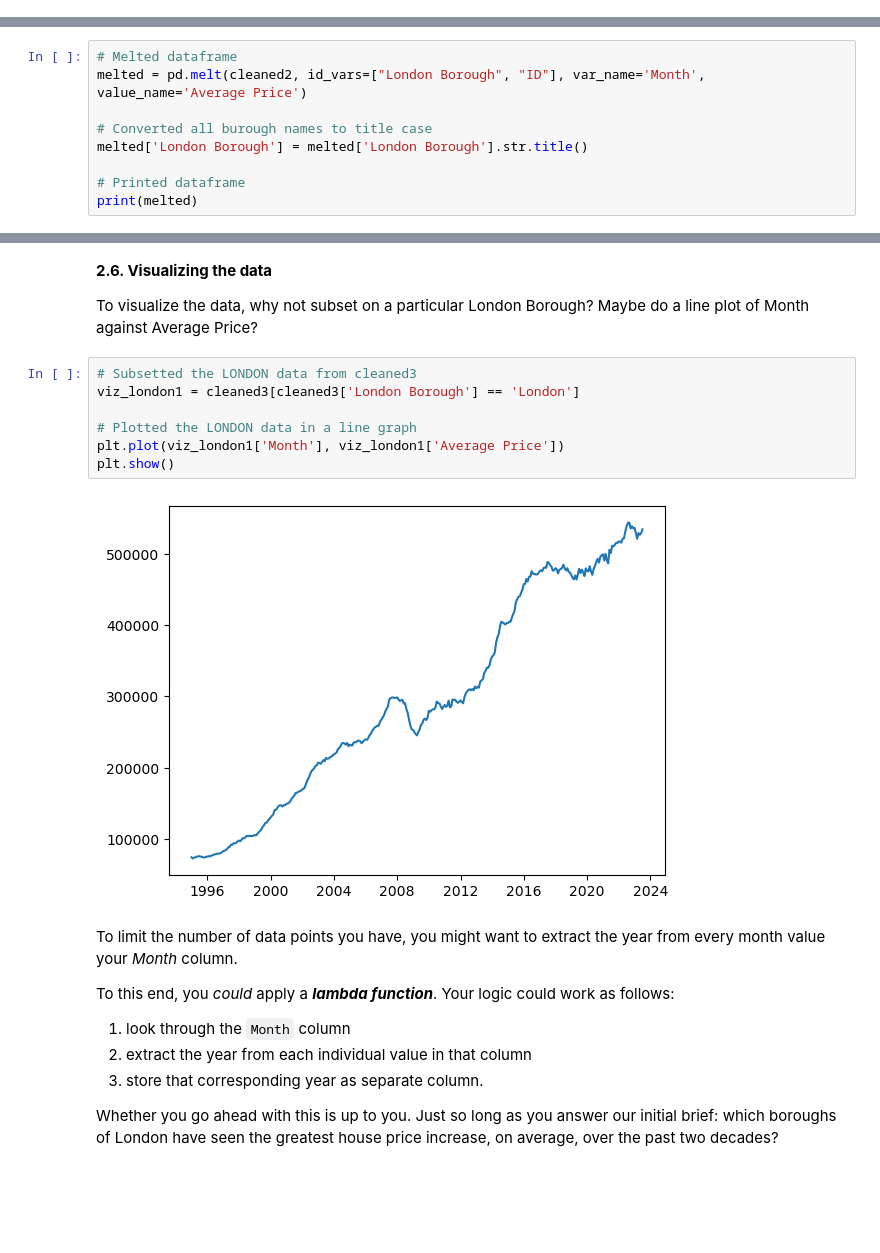
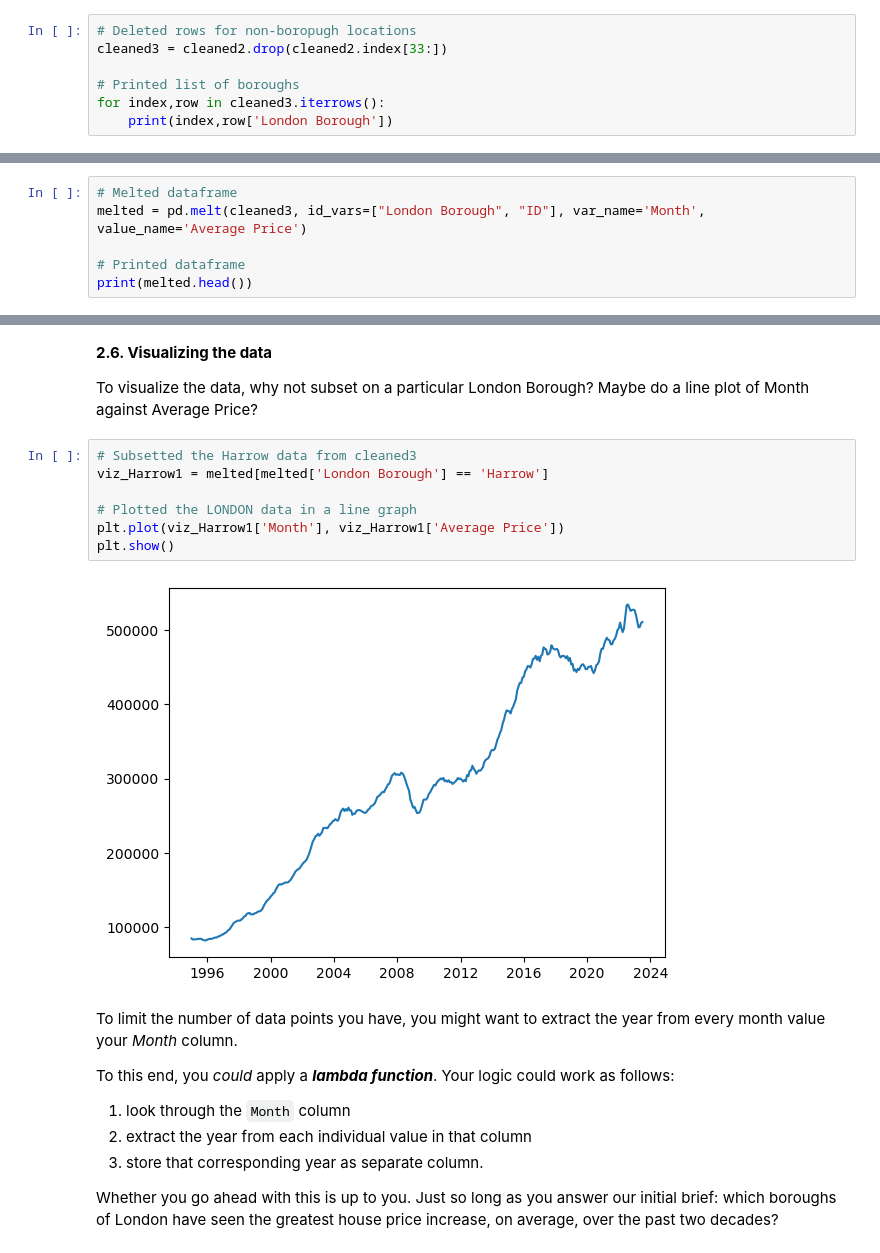
Before and after one commit to njahns/Projects, a Jupyter notebook: Unit 4 Challenge - Tier 3.ipynb, the cells around one changed output, grey strips where cells are left out. Drawn from its saved outputs; the diff is of its cells as text; blank space fills up the shorter version.

```diff
--- a/Unit 4 Challenge - Tier 3.ipynb
+++ b/Unit 4 Challenge - Tier 3.ipynb
@@ -253,0 +277,7 @@ print(cleaned2.head())
+# %%
+# Deleted rows for non-boropugh locations
+cleaned3 = cleaned2.drop(cleaned2.index[33:])
+
+# Printed list of boroughs
+for index,row in cleaned3.iterrows():
+    print(index,row['London Borough'])
@@ -259,11 +307,8 @@ Remember what Wes McKinney said about tidy data?
 You might need to **melt** your DataFrame here.
 # %%
 # Melted dataframe
-melted = pd.melt(cleaned2, id_vars=["London Borough", "ID"], var_name='Month', value_name='Average Price')
-
-# Converted all burough names to title case
-melted['London Borough'] = melted['London Borough'].str.title()
+melted = pd.melt(cleaned3, id_vars=["London Borough", "ID"], var_name='Month', value_name='Average Price')
 
 # Printed dataframe
-print(melted)
+print(melted.head())
 # %% [output]
@@ -349,14 +364,14 @@ array(['City Of London', 'Barking & Dagenham', 'Barnet', 'Bexley',
 
 To visualize the data, why not subset on a particular London Borough? Maybe do a line plot of Month against Average Price?
 # %%
-# Subsetted the LONDON data from cleaned3
-viz_london1 = cleaned3[cleaned3['London Borough'] == 'London']
+# Subsetted the Harrow data from cleaned3
+viz_Harrow1 = melted[melted['London Borough'] == 'Harrow']
 
 # Plotted the LONDON data in a line graph
-plt.plot(viz_london1['Month'], viz_london1['Average Price'])
+plt.plot(viz_Harrow1['Month'], viz_Harrow1['Average Price'])
 plt.show()
 # %% [output]
-[figure, old version]
+[figure, new version]
 # %% [markdown]
 To limit the number of data points you have, you might want to extract the year from every month value your *Month* column.
 
```
Also changed, not shown: parts of 13 cells of this notebook.
